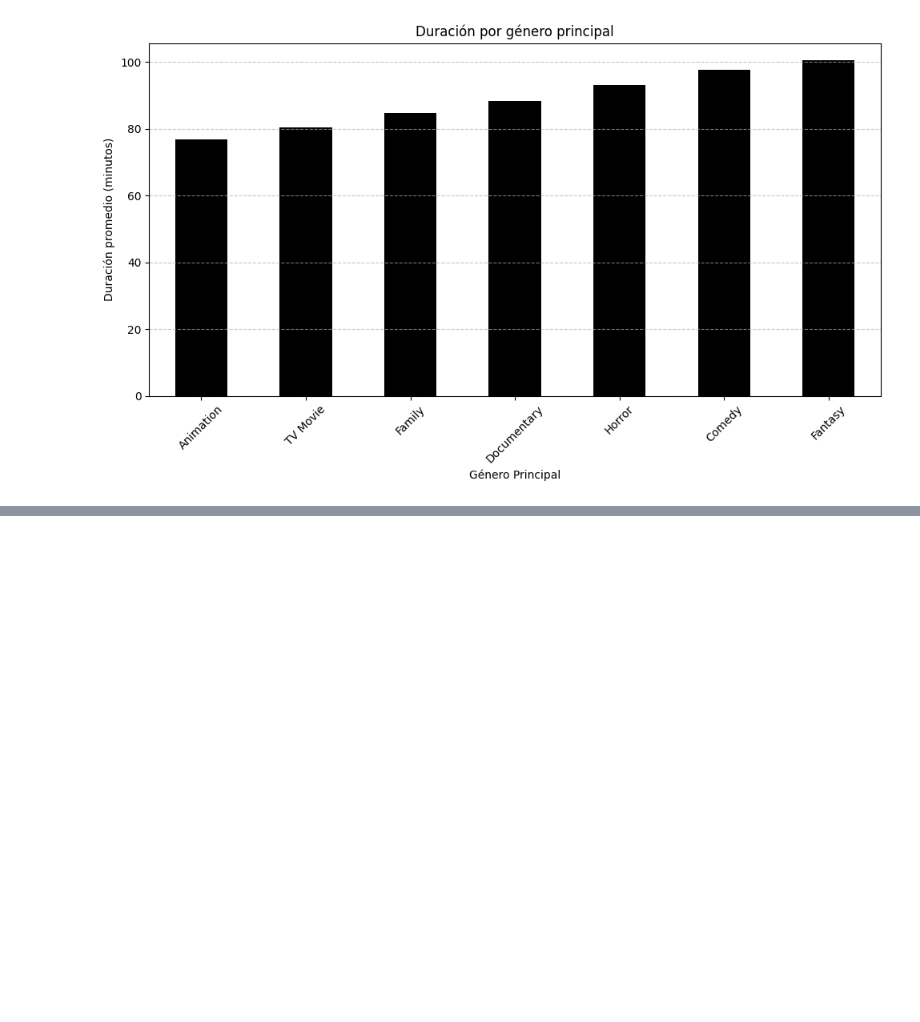
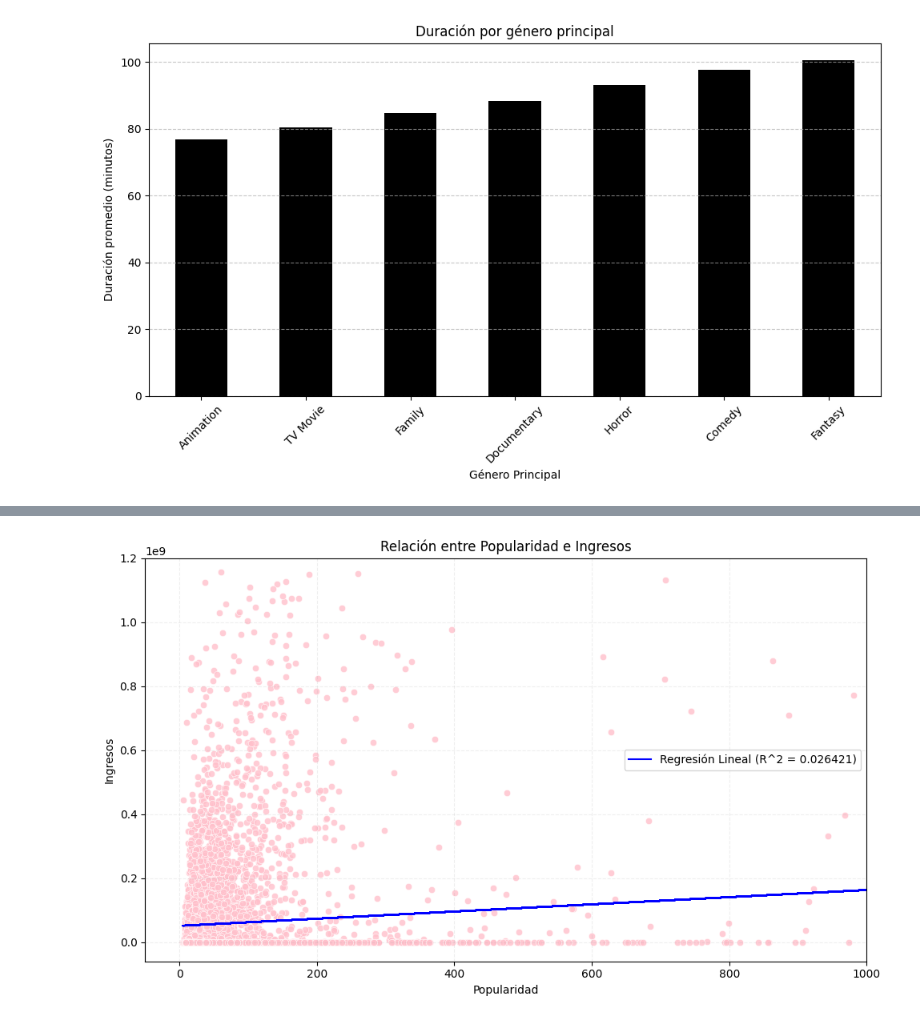
Before and after one commit to Dahernandezsilve/HT1MD, a Jupyter notebook: HT_1_Análisis_Exploratorio.ipynb, the cells around one changed output, grey strips where cells are left out. Saved outputs shown, nothing was run; the diff lists cells and outputs as text; code cells hidden in the pictures; blank space fills up the shorter version.

```diff
--- a/HT_1_Análisis_Exploratorio.ipynb
+++ b/HT_1_Análisis_Exploratorio.ipynb
@@ -995,0 +1090,35 @@ El género con menor duracion es Animation con 76.83230579531443 minutos.
+# %%
+#5.6
+import matplotlib.pyplot as plt
+import seaborn as sns
+from sklearn.linear_model import LinearRegression
+from sklearn.metrics import r2_score
+
+ingresosvspopularity = dataframe.groupby('popularity')['revenue']
+
+
+# Dispersion
+plt.figure(figsize=(10, 6))
+sns.scatterplot(data=dataframe, x='popularity', y='revenue', color='pink', alpha=0.8)
+
+# Ajustar una regresión lineal
+modelo = LinearRegression()
+modelo.fit(dataframe[['popularity']], dataframe['revenue'])
+predicciones = modelo.predict(dataframe[['popularity']])
+
+# Calcular R^2
+r_cuadrado = r2_score(dataframe['revenue'], predicciones)
+
+# Graficar la línea de regresión
+plt.plot(dataframe['popularity'], predicciones, color='blue', label=f'Regresión Lineal (R^2 = {r_cuadrado:.6f})')
+plt.title('Relación entre Popularidad e Ingresos')
+plt.xlabel('Popularidad')
+plt.ylabel('Ingresos')
+plt.legend()
+plt.grid(True, linestyle='--', alpha=0.2)
+plt.ylim(-60000000, 1.2e9)
+plt.xlim(-50, 1000)
+plt.tight_layout()
+plt.show()
+# %% [output]
+[figure, added]
```
Also changed, not shown: parts of 5 cells of this notebook.
